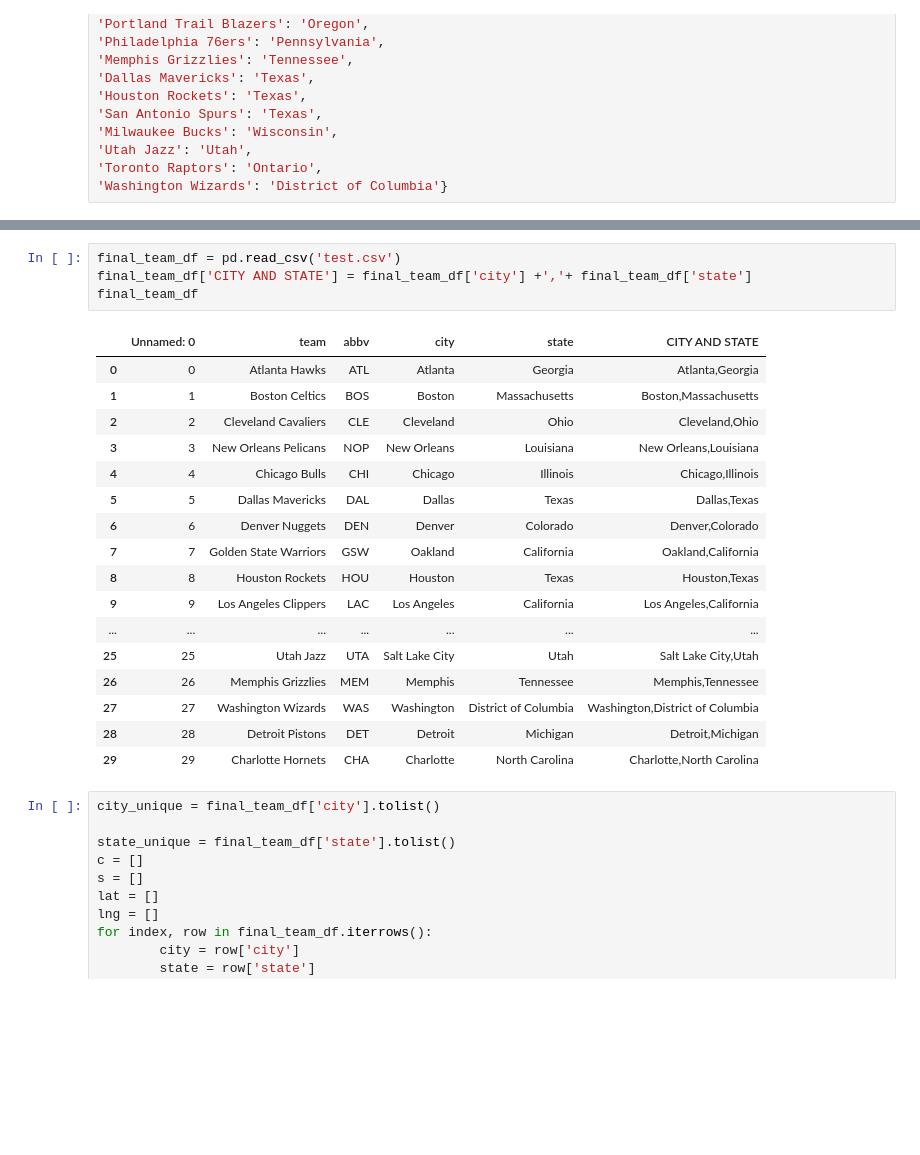
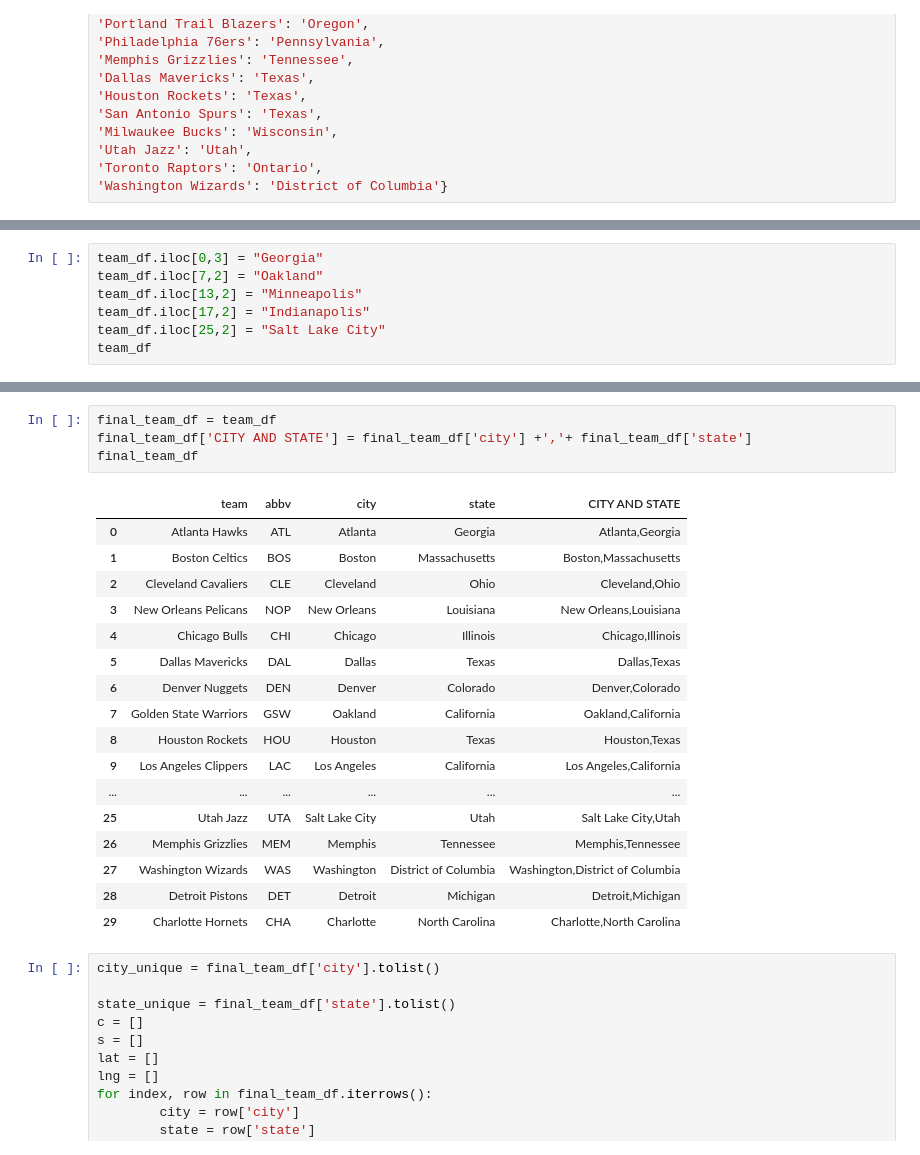
Before and after one commit to Matlickp/Home-Field-Advantage, a Jupyter notebook: Data/NBA/City Data.ipynb, the cells around one changed output, grey strips where cells are left out. Cells and saved outputs as stored; diff of their text form; blank space fills up the shorter version.

```diff
--- a/Data/NBA/City Data.ipynb
+++ b/Data/NBA/City Data.ipynb
@@ -619,0 +397,7 @@ team_df.to_csv('test.csv')
+# %%
+team_df.iloc[0,3] = "Georgia"
+team_df.iloc[7,2] = "Oakland"
+team_df.iloc[13,2] = "Minneapolis"
+team_df.iloc[17,2] = "Indianapolis"
+team_df.iloc[25,2] = "Salt Lake City"
+team_df
@@ -620,25 +422,25 @@ team_df.to_csv('test.csv')
 # %%
-final_team_df = pd.read_csv('test.csv')
+final_team_df = team_df
 final_team_df['CITY AND STATE'] = final_team_df['city'] +','+ final_team_df['state']
 final_team_df
 # %% [output]
-|  | Unnamed: 0 | team | abbv | city | state | CITY AND STATE |
-| 0 | 0 | Atlanta Hawks | ATL | Atlanta | Georgia | Atlanta,Georgia |
-| 1 | 1 | Boston Celtics | BOS | Boston | Massachusetts | Boston,Massachusetts |
-| 2 | 2 | Cleveland Cavaliers | CLE | Cleveland | Ohio | Cleveland,Ohio |
-| 3 | 3 | New Orleans Pelicans | NOP | New Orleans | Louisiana | New Orleans,Louisiana |
-| 4 | 4 | Chicago Bulls | CHI | Chicago | Illinois | Chicago,Illinois |
-| 5 | 5 | Dallas Mavericks | DAL | Dallas | Texas | Dallas,Texas |
-| 6 | 6 | Denver Nuggets | DEN | Denver | Colorado | Denver,Colorado |
-| 7 | 7 | Golden State Warriors | GSW | Oakland | California | Oakland,California |
-| 8 | 8 | Houston Rockets | HOU | Houston | Texas | Houston,Texas |
-| 9 | 9 | Los Angeles Clippers | LAC | Los Angeles | California | Los Angeles,California |
-| ... | ... | ... | ... | ... | ... | ... |
-| 25 | 25 | Utah Jazz | UTA | Salt Lake City | Utah | Salt Lake City,Utah |
-| 26 | 26 | Memphis Grizzlies | MEM | Memphis | Tennessee | Memphis,Tennessee |
-| 27 | 27 | Washington Wizards | WAS | Washington | District of Columbia | Washington,District of Columbia |
-| 28 | 28 | Detroit Pistons | DET | Detroit | Michigan | Detroit,Michigan |
-| 29 | 29 | Charlotte Hornets | CHA | Charlotte | North Carolina | Charlotte,North Carolina |
+|  | team | abbv | city | state | CITY AND STATE |
+| 0 | Atlanta Hawks | ATL | Atlanta | Georgia | Atlanta,Georgia |
+| 1 | Boston Celtics | BOS | Boston | Massachusetts | Boston,Massachusetts |
+| 2 | Cleveland Cavaliers | CLE | Cleveland | Ohio | Cleveland,Ohio |
+| 3 | New Orleans Pelicans | NOP | New Orleans | Louisiana | New Orleans,Louisiana |
+| 4 | Chicago Bulls | CHI | Chicago | Illinois | Chicago,Illinois |
+| 5 | Dallas Mavericks | DAL | Dallas | Texas | Dallas,Texas |
+| 6 | Denver Nuggets | DEN | Denver | Colorado | Denver,Colorado |
+| 7 | Golden State Warriors | GSW | Oakland | California | Oakland,California |
+| 8 | Houston Rockets | HOU | Houston | Texas | Houston,Texas |
+| 9 | Los Angeles Clippers | LAC | Los Angeles | California | Los Angeles,California |
+| ... | ... | ... | ... | ... | ... |
+| 25 | Utah Jazz | UTA | Salt Lake City | Utah | Salt Lake City,Utah |
+| 26 | Memphis Grizzlies | MEM | Memphis | Tennessee | Memphis,Tennessee |
+| 27 | Washington Wizards | WAS | Washington | District of Columbia | Washington,District of Columbia |
+| 28 | Detroit Pistons | DET | Detroit | Michigan | Detroit,Michigan |
+| 29 | Charlotte Hornets | CHA | Charlotte | North Carolina | Charlotte,North Carolina |
 # %%
 city_unique = final_team_df['city'].tolist()
 
```
Also changed, not shown: parts of 26 cells of this notebook, 9 other files.
